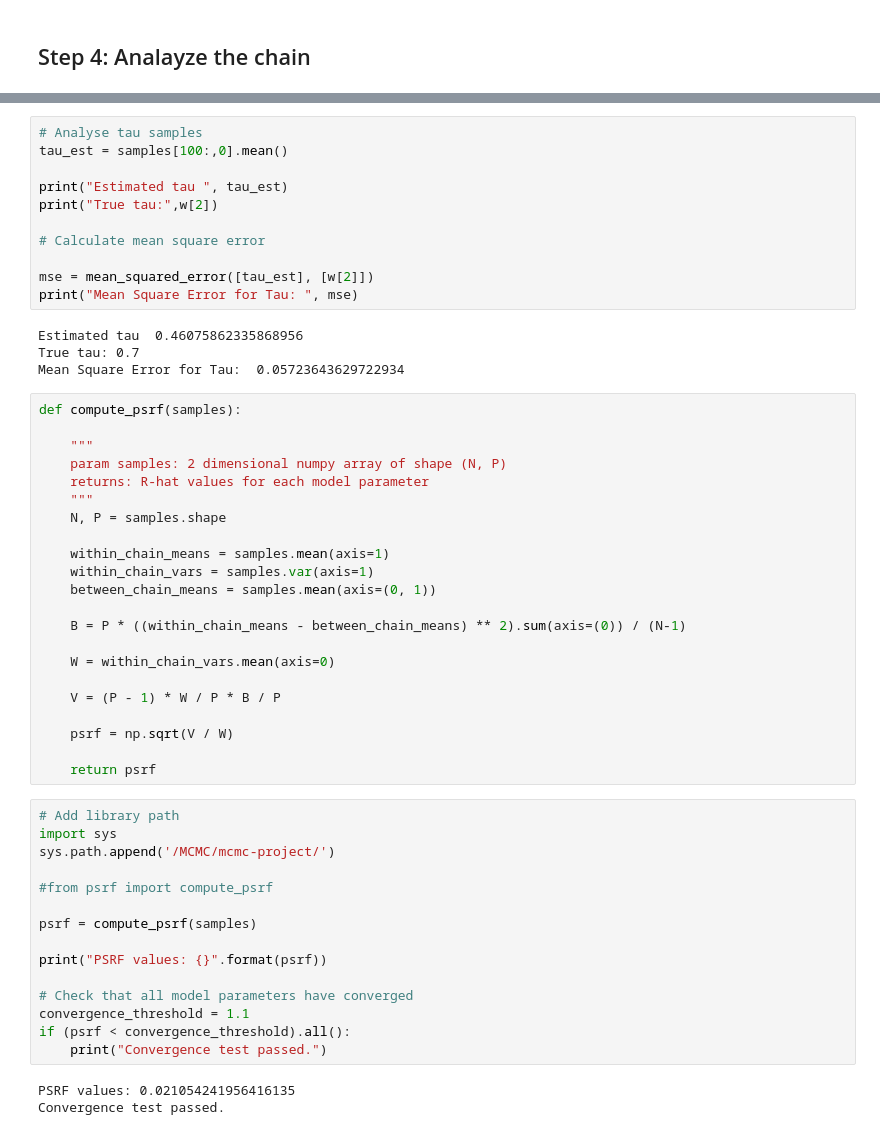
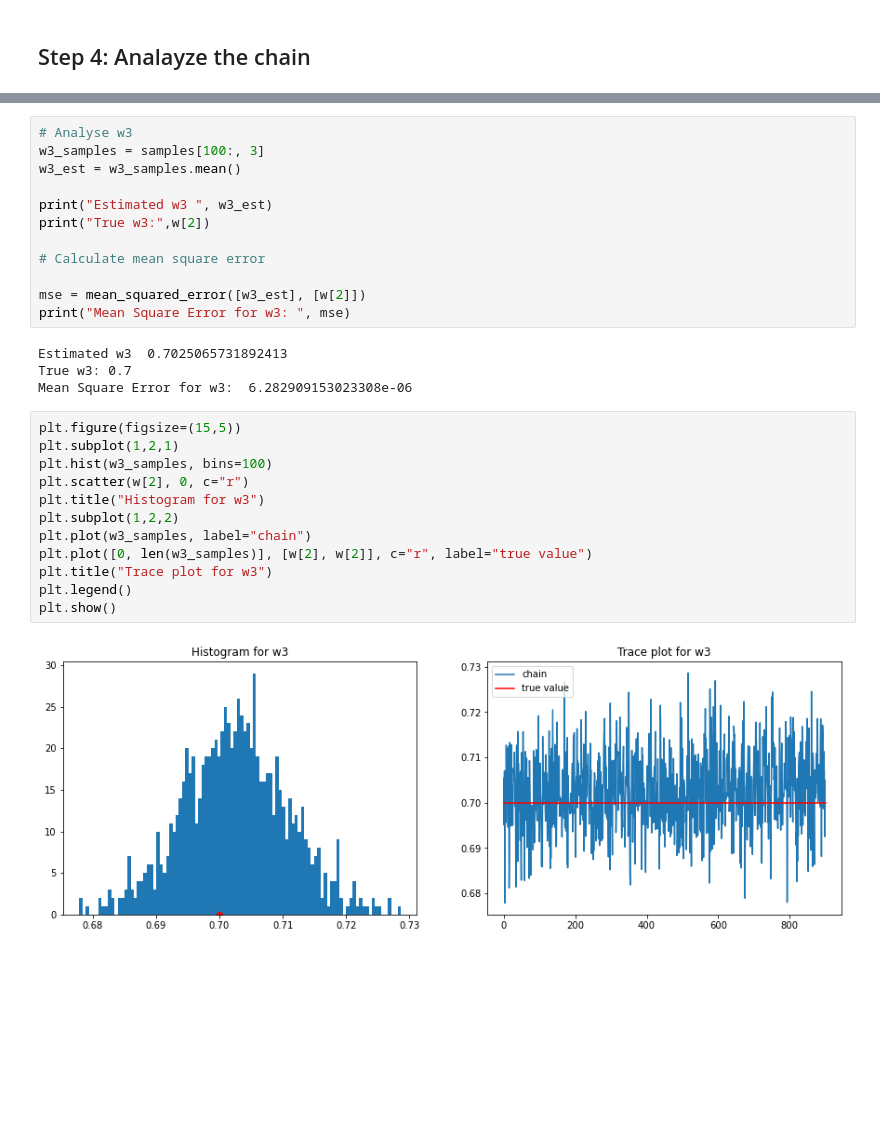
Before and after one commit to quynhhgoogoo/mcmc-project, a Jupyter notebook: notebooks/gibbs/gibs_sampling_test.ipynb, the cells around one changed output, grey strips where cells are left out. Saved outputs shown, nothing was run; the diff lists cells and outputs as text; blank space fills up the shorter version.

```diff
--- a/notebooks/gibbs/gibs_sampling_test.ipynb
+++ b/notebooks/gibbs/gibs_sampling_test.ipynb
@@ -335,55 +386,30 @@ Mean Square Error for Theta:  5.043733472152553e-05
 # %%
-# Analyse tau samples
-tau_est = samples[100:,0].mean()
+# Analyse w3
+w3_samples = samples[100:, 3]
+w3_est = w3_samples.mean()
 
-print("Estimated tau ", tau_est)
-print("True tau:",w[2])
+print("Estimated w3 ", w3_est)
+print("True w3:",w[2])
 
 # Calculate mean square error
 
-mse = mean_squared_error([tau_est], [w[2]])
-print("Mean Square Error for Tau: ", mse)
+mse = mean_squared_error([w3_est], [w[2]])
+print("Mean Square Error for w3: ", mse)
 # %% [output]
-Estimated tau  0.46075862335868956
-True tau: 0.7
-Mean Square Error for Tau:  0.05723643629722934
+Estimated w3  0.7025065731892413
+True w3: 0.7
+Mean Square Error for w3:  6.282909153023308e-06
-# %%
-def compute_psrf(samples):
-
-    """
-    param samples: 2 dimensional numpy array of shape (N, P)
-    returns: R-hat values for each model parameter
-    """
-    N, P = samples.shape
-
-    within_chain_means = samples.mean(axis=1)
-    within_chain_vars = samples.var(axis=1)
-    between_chain_means = samples.mean(axis=(0, 1))
-
-    B = P * ((within_chain_means - between_chain_means) ** 2).sum(axis=(0)) / (N-1)
-
-    W = within_chain_vars.mean(axis=0)
-
-    V = (P - 1) * W / P * B / P
-
-    psrf = np.sqrt(V / W)
-
-    return psrf
-# %%
-# Add library path
-import sys
-sys.path.append('/MCMC/mcmc-project/')
-
-#from psrf import compute_psrf
-
-psrf = compute_psrf(samples)
-
-print("PSRF values: {}".format(psrf))
-
-# Check that all model parameters have converged
-convergence_threshold = 1.1
-if (psrf < convergence_threshold).all():
-    print("Convergence test passed.")
-# %% [output]
-PSRF values: 0.021054241956416135
-Convergence test passed.
+# %%
+plt.figure(figsize=(15,5))
+plt.subplot(1,2,1)
+plt.hist(w3_samples, bins=100)
+plt.scatter(w[2], 0, c="r")
+plt.title("Histogram for w3")
+plt.subplot(1,2,2)
+plt.plot(w3_samples, label="chain")
+plt.plot([0, len(w3_samples)], [w[2], w[2]], c="r", label="true value")
+plt.title("Trace plot for w3")
+plt.legend()
+plt.show()
+# %% [output]
+[figure, added]
```
Also changed, not shown: parts of 17 cells of this notebook.
